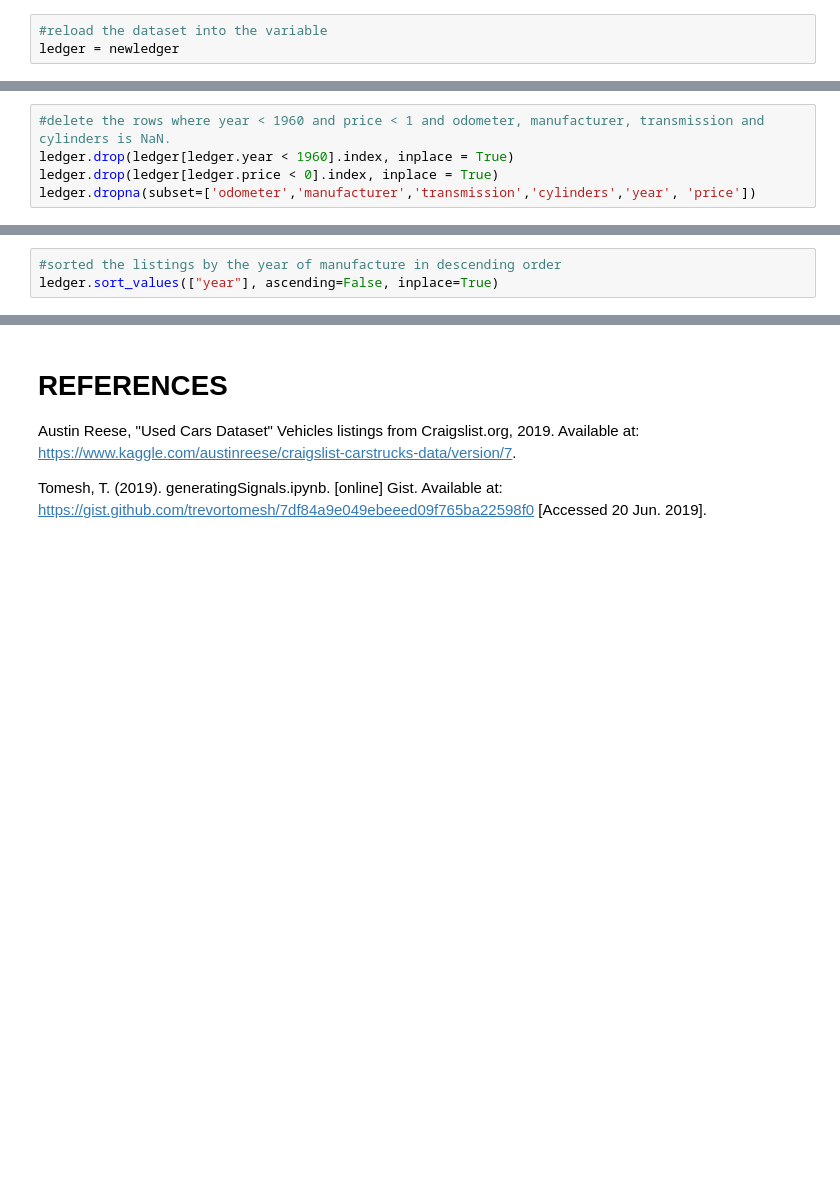
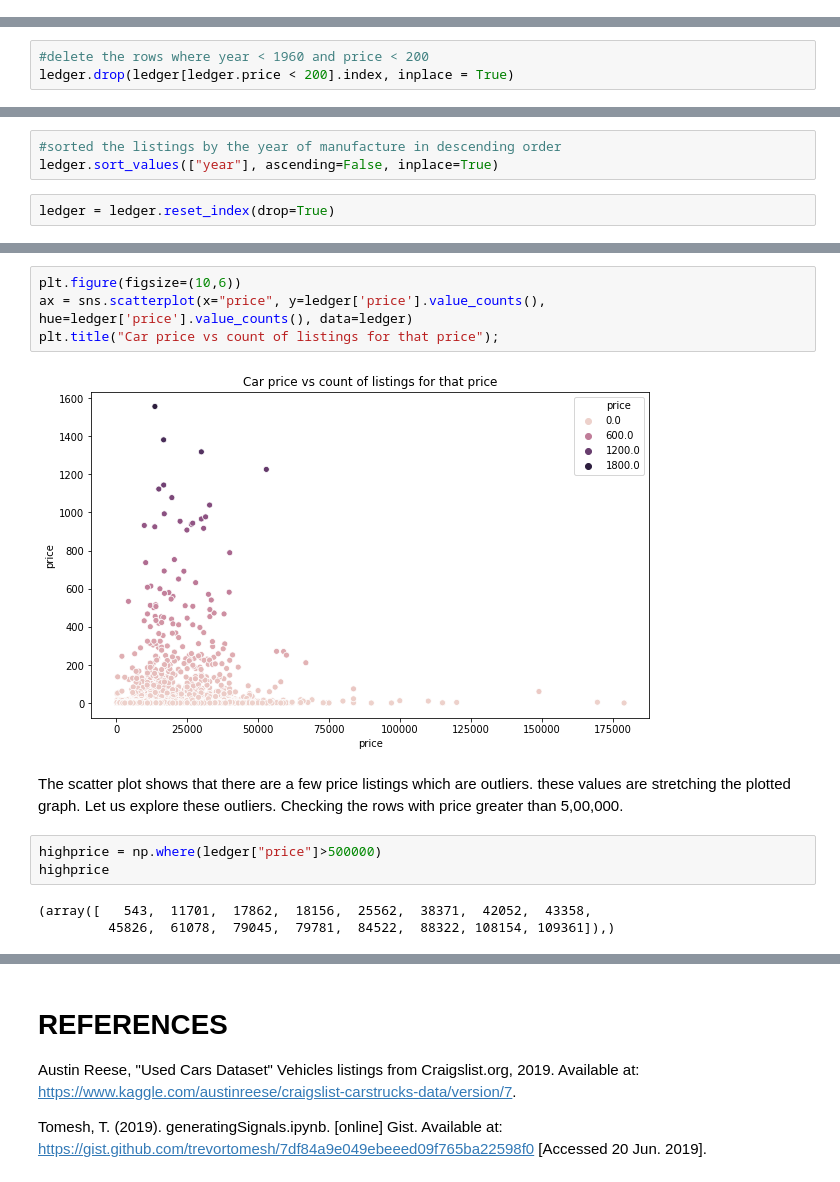
Before and after one commit to jashanmalhi/Data-Analysis, a Jupyter notebook: Used_Cars_Dataset.ipynb, the cells around one changed output, grey strips where cells are left out. Saved outputs shown, nothing was run; the diff lists cells and outputs as text; blank space fills up the shorter version.

```diff
--- a/Used_Cars_Dataset.ipynb
+++ b/Used_Cars_Dataset.ipynb
@@ -85,3 +93,0 @@ newledger = ledger
-# %%
-#reload the dataset into the variable
-ledger = newledger
@@ -100,11 +109,9 @@ del ledger["city_url"]
 del ledger["VIN"]
 del ledger["image_url"]
 del ledger["condition"]
-# %%
-#delete the rows where year < 1960 and price < 1 and odometer, manufacturer, transmission and cylinders is NaN.
-ledger.drop(ledger[ledger.year < 1960].index, inplace = True)
-ledger.drop(ledger[ledger.price < 0].index, inplace = True)
-ledger.dropna(subset=['odometer','manufacturer','transmission','cylinders','year', 'price'])
 # %%
 #I have used the dropna command for all the rows where even any one column value is missing.
 ledger = ledger.dropna()
+# %%
+#delete the rows where year < 1960 and price < 200
+ledger.drop(ledger[ledger.price < 200].index, inplace = True)
@@ -111,3 +120,5 @@ ledger = ledger.dropna()
 # %%
 #sorted the listings by the year of manufacture in descending order
 ledger.sort_values(["year"], ascending=False, inplace=True)
+# %%
+ledger = ledger.reset_index(drop=True)
@@ -133,0 +218,14 @@ memory usage: 16.4+ MB
+# %%
+plt.figure(figsize=(10,6))
+ax = sns.scatterplot(x="price", y=ledger['price'].value_counts(), hue=ledger['price'].value_counts(), data=ledger)
+plt.title("Car price vs count of listings for that price");
+# %% [output]
+[figure, added]
+# %% [markdown]
+The scatter plot shows that there are a few price listings which are outliers. these values are stretching the plotted graph. Let us explore these outliers. Checking the rows with price greater than 5,00,000.
+# %%
+highprice = np.where(ledger["price"]>500000)
+highprice
+# %% [output]
+(array([   543,  11701,  17862,  18156,  25562,  38371,  42052,  43358,
+         45826,  61078,  79045,  79781,  84522,  88322, 108154, 109361]),)
```
Also changed, not shown: parts of 22 cells of this notebook.
